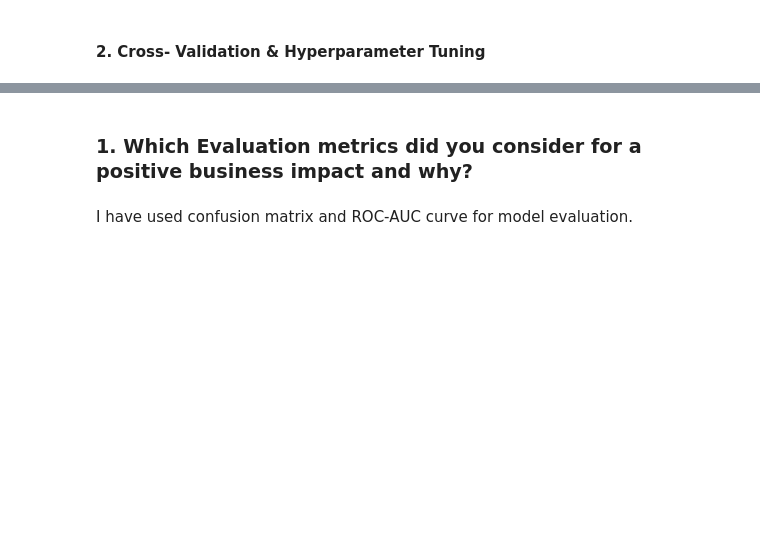
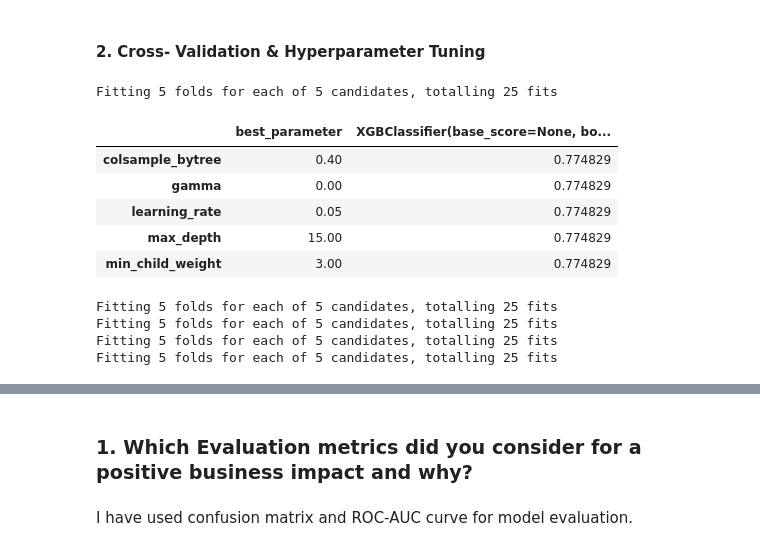
Before and after one commit to Pratik94229/Machine-Learning-Classification-Repository, a Jupyter notebook: Credit_Card_Default_final.ipynb, the cells around one changed output, grey strips where cells are left out. Cells and saved outputs as stored; diff of their text form; code cells hidden in the pictures; blank space fills up the shorter version.

```diff
--- a/Credit_Card_Default_final.ipynb
+++ b/Credit_Card_Default_final.ipynb
@@ -2243,8 +2264,7 @@ print(clf_score_dict['XGB'])
 # %% [markdown]
 #### 2. Cross- Validation & Hyperparameter Tuning
 # %%
-#Hyper Parameter tuning randomized search cv
-'''
+#Hyper Parameter tuning using randomized search cv
 xgb_grid={
     'learning_rate':[0.05,0.1,0.15,0.20,0.25,0.30],
     'max_depth':[3,4,5,6,8,10,12,15],
@@ -2254,14 +2274,7 @@ xgb_grid={
 
 }
 #Implementing randomized search cv
-tuned_xg_boost=Hyper_parameter_tuning(grid=1,model_name=model_dict['XGB'],parameter_grid=xgb_grid,X_train=X_scaled_train_df,X_test=X_scaled_test_df,
+tuned_xgb=Hyper_parameter_tuning(grid=0,model_name=model_dict['XGB'],parameter_grid=xgb_grid,X_train=X_scaled_train_df,X_test=X_scaled_test_df,
                                       y_train=y_train,y_test=y_test)
-
-      #Best parameters
-
-colsample_bytree	      0.50	0.820333
-gamma                 	0.40	0.820333
-learning_rate          	0.05	0.820333
-max_depth             	5.00	0.820333
-min_child_weight      	1.00	0.820333
-'''
+# %% [output]
+Fitting 5 folds for each of 5 candidates, totalling 25 fits
@@ -2281,0 +2281,19 @@ print(classification_report(y_test,y_preds))
+# %%
+#Best parameters found
+tuned_xgb[0][0]
+# %% [output]
+|  | best_parameter | XGBClassifier(base_score=None, bo... |
+| colsample_bytree | 0.40 | 0.774829 |
+| gamma | 0.00 | 0.774829 |
+| learning_rate | 0.05 | 0.774829 |
+| max_depth | 15.00 | 0.774829 |
+| min_child_weight | 3.00 | 0.774829 |
+# %%
+#Takes 20 min for cross validating model
+cv_xgb=cross_val(model=tuned_xgb[1],X=X_scaled_df,y=y)
+cv_xgb
+# %% [output]
+Fitting 5 folds for each of 5 candidates, totalling 25 fits
+Fitting 5 folds for each of 5 candidates, totalling 25 fits
+Fitting 5 folds for each of 5 candidates, totalling 25 fits
+Fitting 5 folds for each of 5 candidates, totalling 25 fits
```
Also changed, not shown: parts of 38 cells of this notebook.
